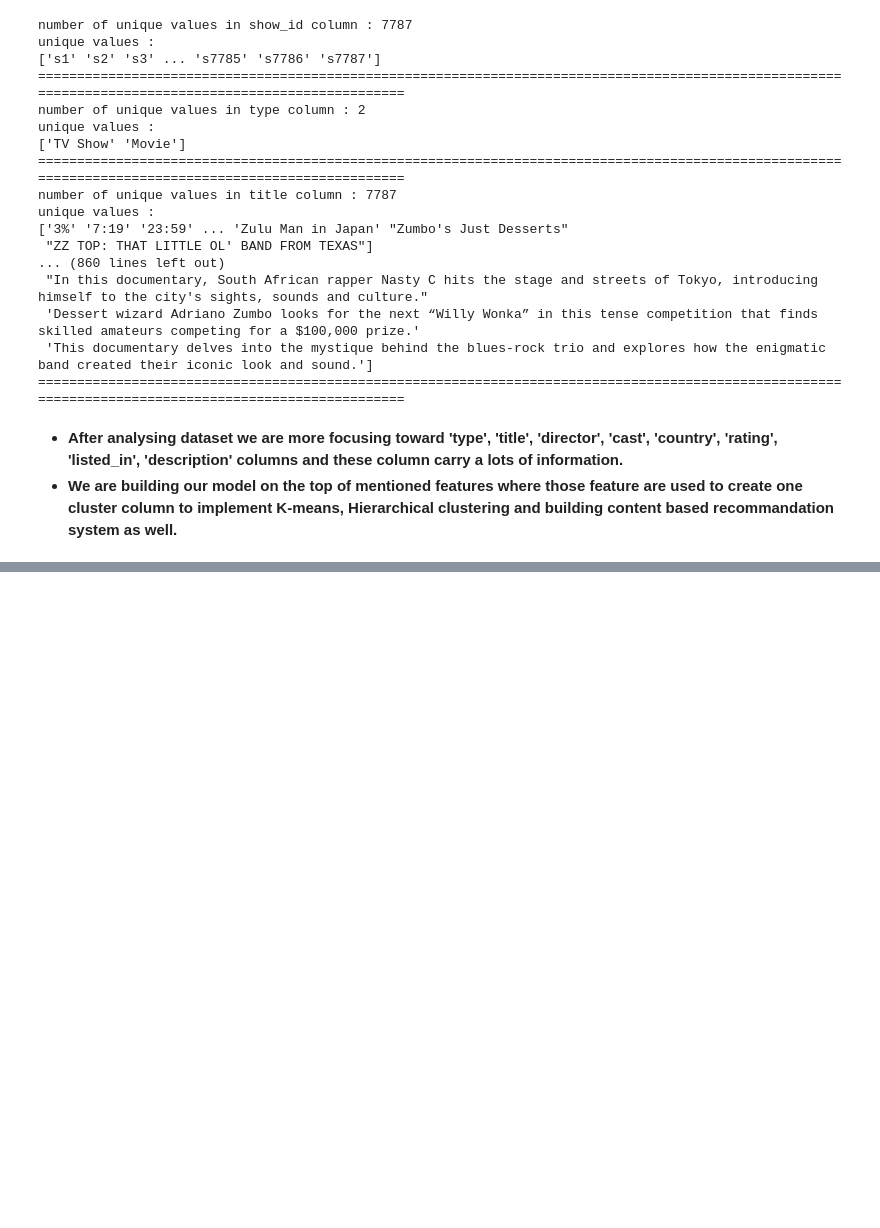
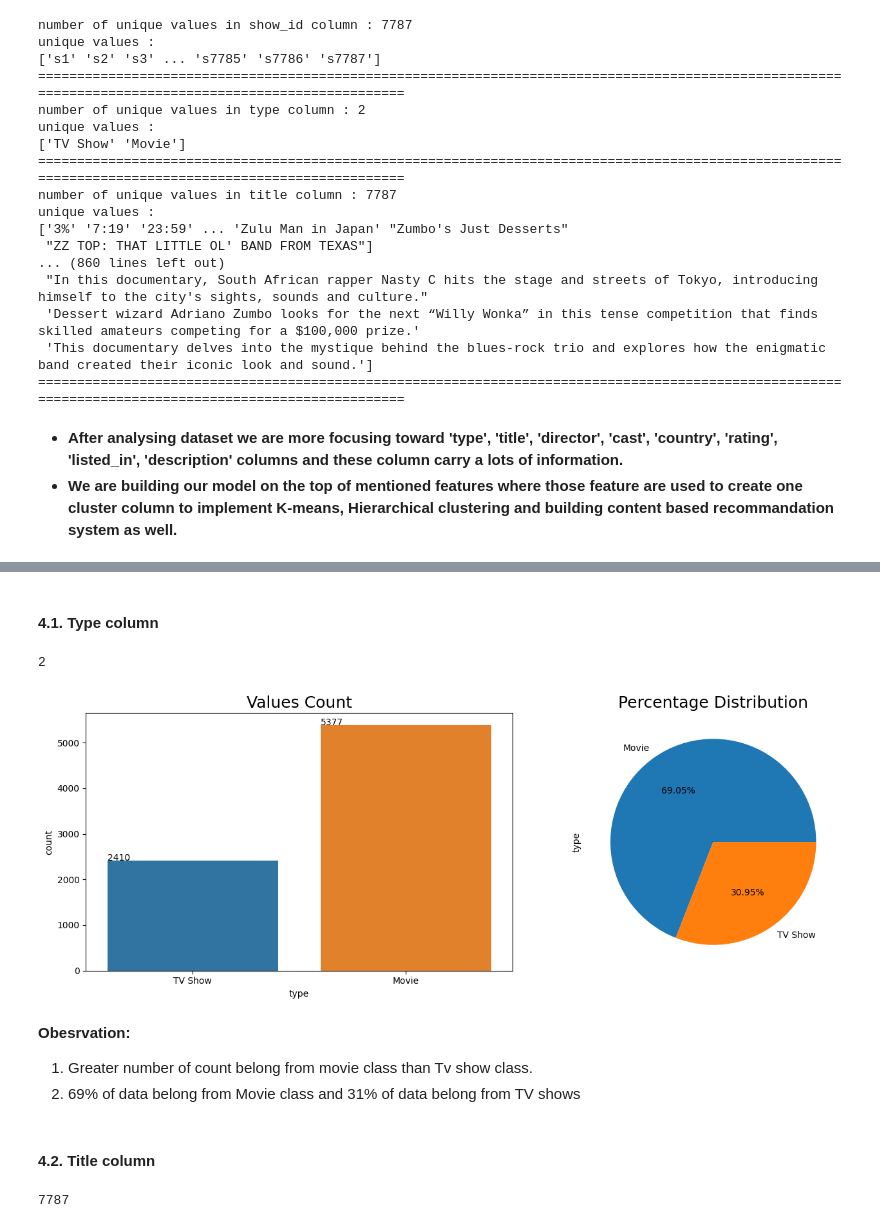
Before and after one commit to atulchune/Netflix_Movie_and_TV_Shows_Clustering, a Jupyter notebook: Netflix_Movie_and_TV_Shows_Clustering.ipynb, the cells around one changed output, grey strips where cells are left out. Drawn from its saved outputs; the diff is of its cells as text; code cells hidden in the pictures; blank space fills up the shorter version.

```diff
--- a/Netflix_Movie_and_TV_Shows_Clustering.ipynb
+++ b/Netflix_Movie_and_TV_Shows_Clustering.ipynb
@@ -304,0 +308,35 @@ unique values :
+# %% [markdown]
+#### **4.1. Type column**
+# %%
+# number of unique values
+df['type'].nunique()
+# %% [output]
+2
+# %%
+fig,ax = plt.subplots(1,2, figsize=(14,5))
+
+# coutplot
+graph = sns.countplot(x=df['type'], ax=ax[0])
+graph.set_title('Values Count', size=18)
+# adding value count on the top of bar
+for p in graph.patches:  #adding value count on the top of bar
+   graph.annotate(format(p.get_height(), '.0f'), (p.get_x(), p.get_height()))
+
+# piechart
+df['type'].value_counts().plot(kind='pie', autopct='%1.2f%%', ax=ax[1])
+plt.title('Percentage Distribution', size=18)
+
+plt.tight_layout()
+plt.show()
+# %% [output]
+[figure, added]
+# %% [markdown]
+**Obesrvation:**
+1. Greater number of count belong from movie class than Tv show class.
+2. 69% of data belong from Movie class and 31% of data belong from TV shows
+# %% [markdown]
+#### **4.2. Title column**
+# %%
+df['title'].nunique()
+# %% [output]
+7787
```
Also changed, not shown: parts of 20 cells of this notebook.
